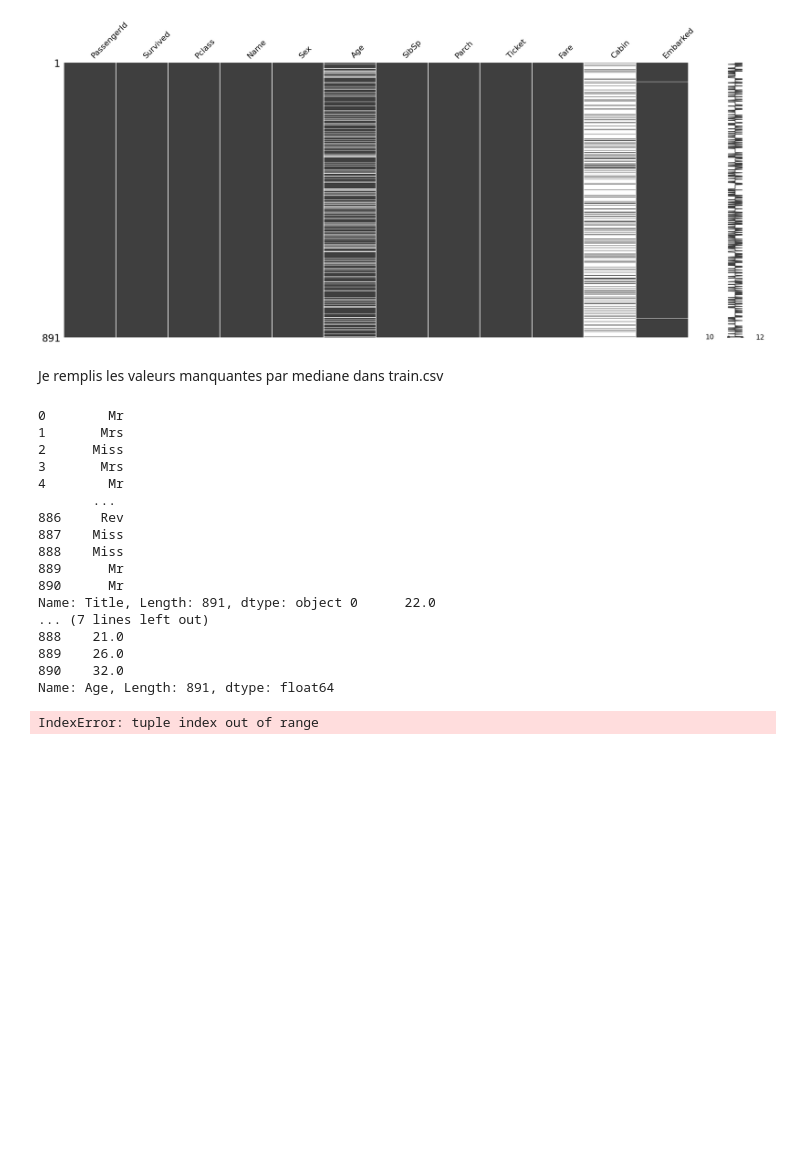
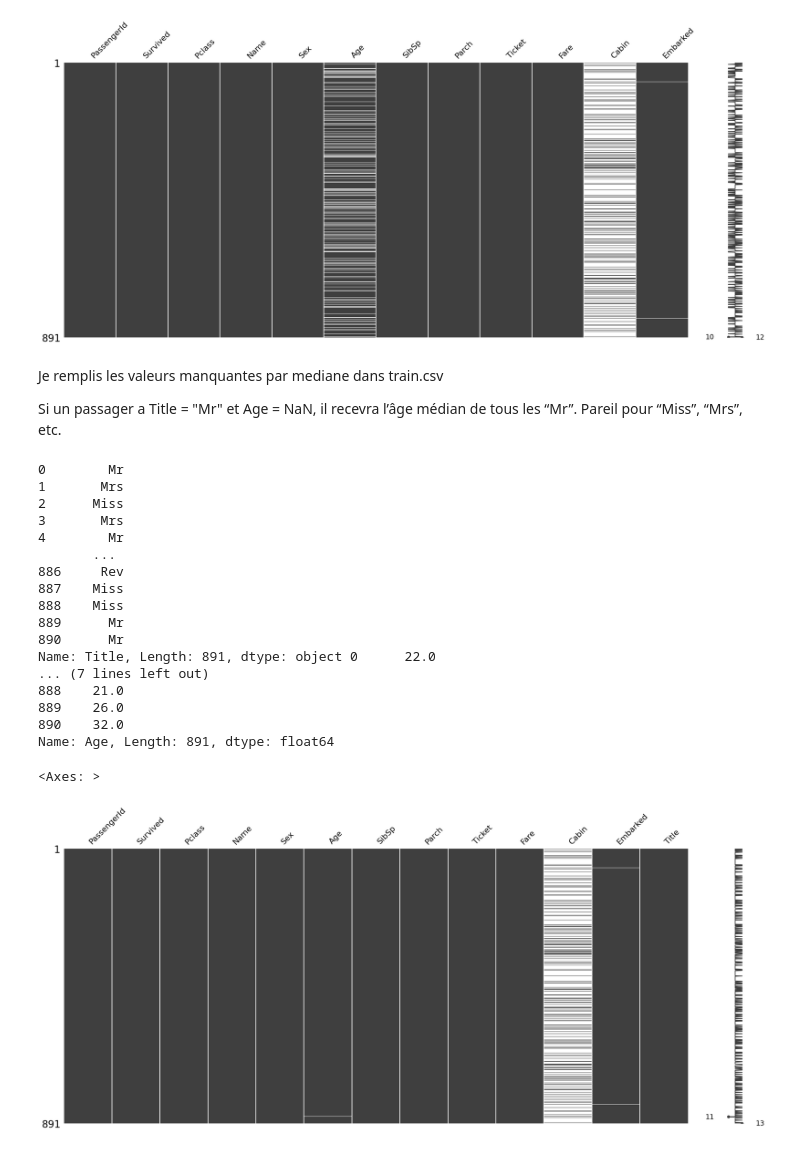
Before and after one commit to kirillsst/Titanic-Model-Kaggle-, a Jupyter notebook: titanic_notebook.ipynb, the cells around one changed output. Cells and saved outputs as stored; diff of their text form; code cells hidden in the pictures; blank space fills up the shorter version.

```diff
--- a/titanic_notebook.ipynb
+++ b/titanic_notebook.ipynb
@@ -32,34 +34,37 @@ Name: Age, Length: 891, dtype: float64
 <Axes: >
 [figure]
 [figure]
-# %% [markdown]
-Je remplis les valeurs manquantes par mediane dans train.csv
+# %% [markdown]
+Je remplis les valeurs manquantes par mediane dans train.csv
+
+Si un passager a Title = "Mr" et Age = NaN, il recevra l’âge médian de tous les “Mr”.
+Pareil pour “Miss”, “Mrs”, etc.
 # %%
-import numpy as np
-import pandas as pd
+import missingno as msno
 
 train = pd.read_csv('../titanic-project/titanic_data/train.csv')
 
-train['Title'] = train['Name'].str.extract(' ([A-Za-z]+)', expand=False)
+train['Title'] = train['Name'].str.extract(' ([A-Za-z]+)')
 train['Age'] = train['Age'].fillna(train.groupby('Title')['Age'].transform('median'))
 print(train['Title'], train['Age'])
 msno.matrix(train)
 # %% [output]
 0        Mr
 1       Mrs
 2      Miss
 3       Mrs
 4        Mr
        ...
 886     Rev
 887    Miss
 888    Miss
 889      Mr
 890      Mr
 Name: Title, Length: 891, dtype: object 0      22.0
 ... (7 lines left out)
 888    21.0
 889    26.0
 890    32.0
 Name: Age, Length: 891, dtype: float64
-IndexError: tuple index out of range
+<Axes: >
+[figure, added]
```
Also changed, not shown: parts of 5 cells of this notebook.
